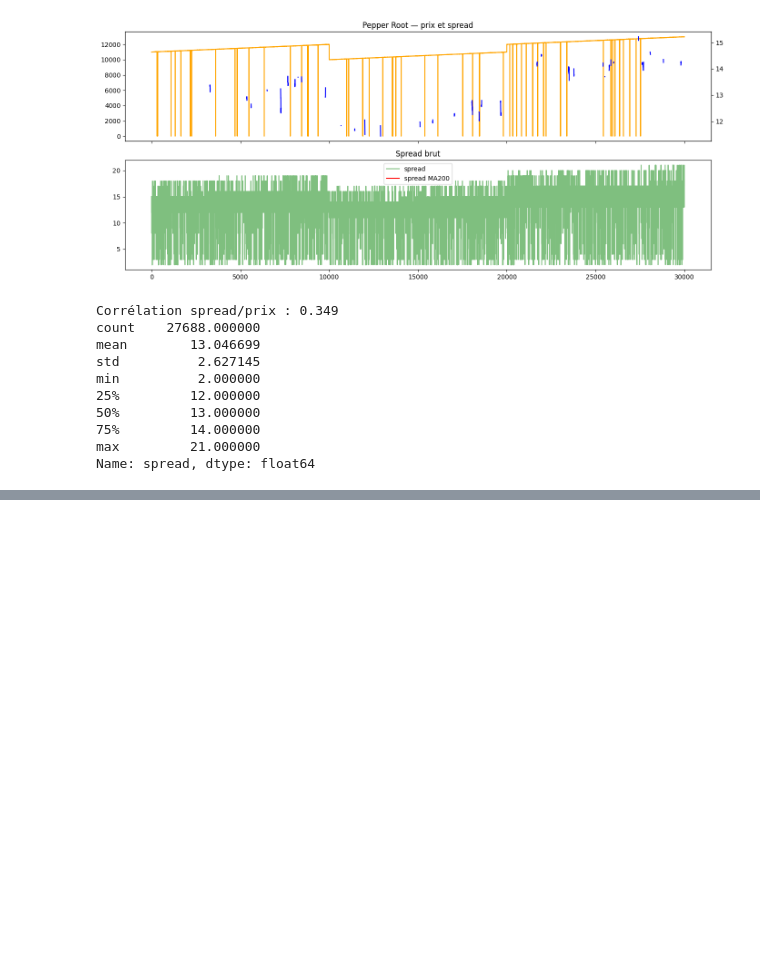
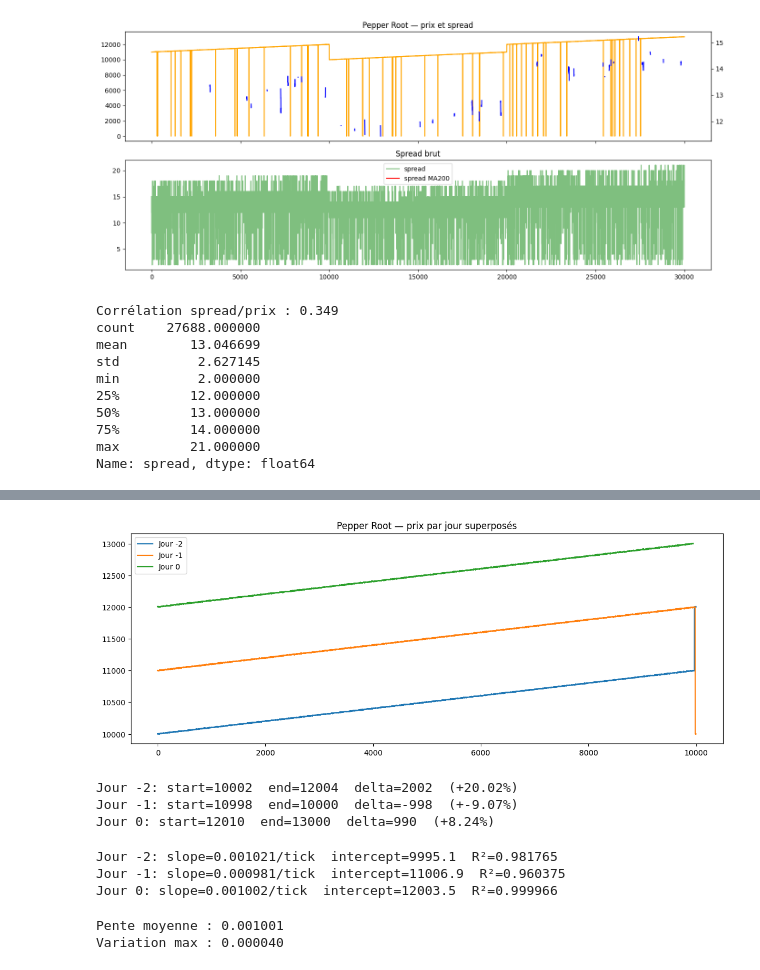
Before and after one commit to Paul-Arnaud-Battandier/IMC-Prosperity-4, a Jupyter notebook: round_1/r1.ipynb, the cells around one changed output, grey strips where cells are left out. Cells and saved outputs as stored; diff of their text form; code cells hidden in the pictures; blank space fills up the shorter version.

```diff
--- a/round_1/r1.ipynb
+++ b/round_1/r1.ipynb
@@ -350,0 +382,43 @@ Name: spread, dtype: float64
+# %%
+pepper_clean = pepper[pepper["mid_price"] > 9000].copy().reset_index(drop=True)
+
+# Ajouter le numéro de jour et position intra-journalière
+pepper_clean["day"] = prices[prices["product"] == "INTARIAN_PEPPER_ROOT"]["day"].values[:len(pepper_clean)]
+pepper_clean["timestamp"] = prices[prices["product"] == "INTARIAN_PEPPER_ROOT"]["timestamp"].values[:len(pepper_clean)]
+
+# Prix par jour
+fig, ax = plt.subplots(figsize=(14, 5))
+for day, group in pepper_clean.groupby("day"):
+    group["mid_price"].reset_index(drop=True).plot(ax=ax, label=f"Jour {day}")
+ax.legend()
+ax.set_title("Pepper Root — prix par jour superposés")
+plt.show()
+
+# Taux de croissance intra-journalier
+for day, group in pepper_clean.groupby("day"):
+    p = group["mid_price"]
+    print(f"Jour {day}: start={p.iloc[0]:.0f}  end={p.iloc[-1]:.0f}  delta={p.iloc[-1]-p.iloc[0]:.0f}  (+{(p.iloc[-1]/p.iloc[0]-1)*100:.2f}%)")
+# %% [output]
+[figure, added]
+Jour -2: start=10002  end=12004  delta=2002  (+20.02%)
+Jour -1: start=10998  end=10000  delta=-998  (+-9.07%)
+Jour 0: start=12010  end=13000  delta=990  (+8.24%)
+# %%
+for day, group in pepper_clean.groupby("day"):
+    g = group.reset_index(drop=True)
+    x = g["timestamp"].values
+    y = g["mid_price"].values
+    slope, intercept, r2, _, _ = stats.linregress(x, y)
+    print(f"Jour {day}: slope={slope:.6f}/tick  intercept={intercept:.1f}  R²={r2:.6f}")
+# %% [output]
+Jour -2: slope=0.001021/tick  intercept=9995.1  R²=0.981765
+Jour -1: slope=0.000981/tick  intercept=11006.9  R²=0.960375
+Jour 0: slope=0.001002/tick  intercept=12003.5  R²=0.999966
+# %%
+# Vérification finale — la pente est-elle stable entre jours ?
+slope_mean = (0.001021 + 0.000981 + 0.001002) / 3
+print(f"Pente moyenne : {slope_mean:.6f}")
+print(f"Variation max : {max(0.001021, 0.000981, 0.001002) - min(0.001021, 0.000981, 0.001002):.6f}")
+# %% [output]
+Pente moyenne : 0.001001
+Variation max : 0.000040
```
Also changed, not shown: parts of 2 cells of this notebook, 2 other files.
